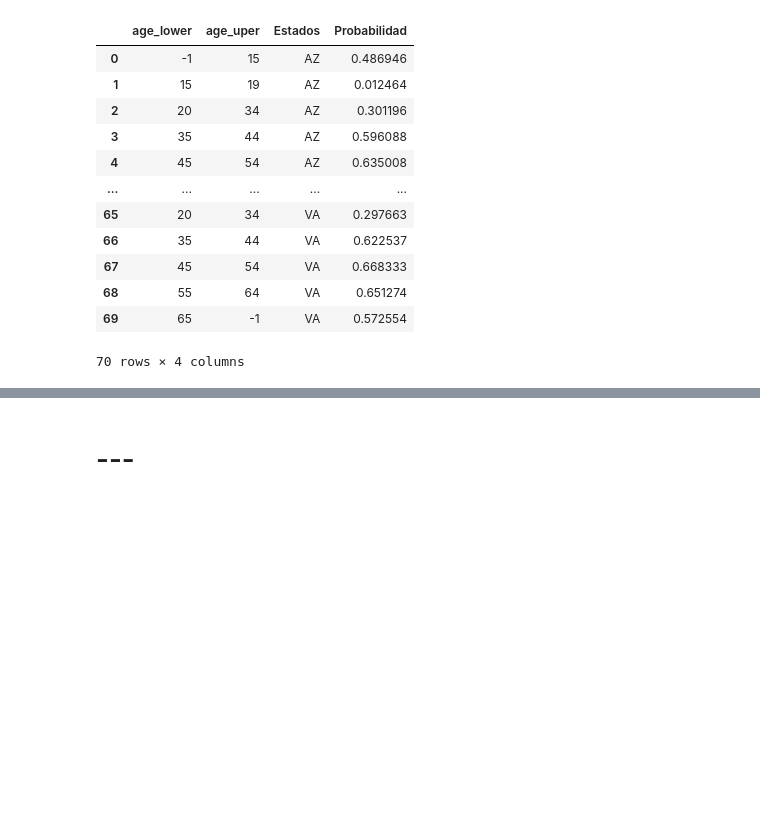
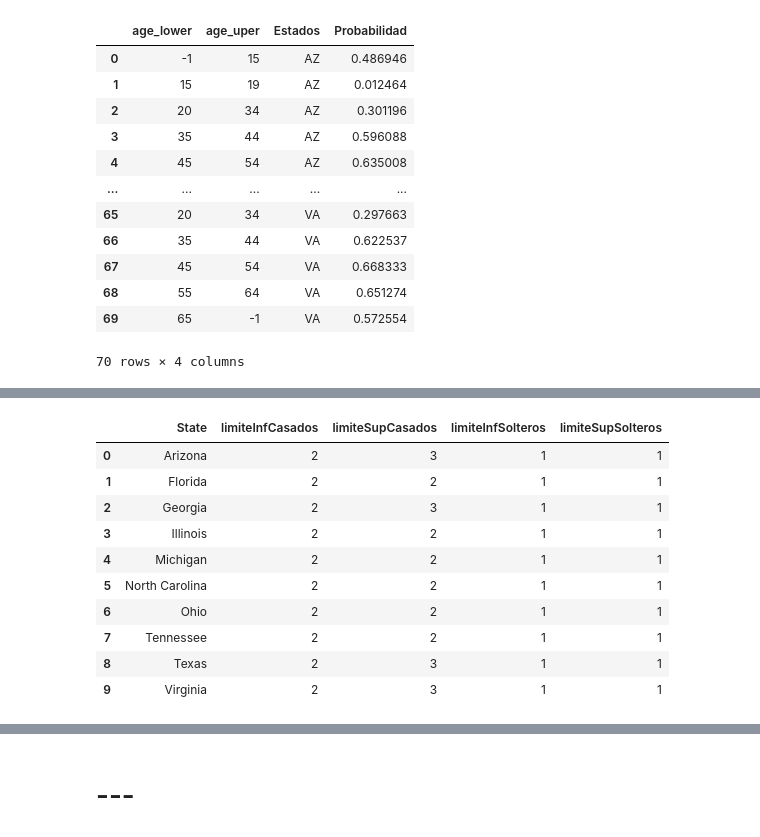
Before and after one commit to CarlosAlvarado-git/Proyecto_Final_BI, a Jupyter notebook: censusData.ipynb, the cells around one changed output, grey strips where cells are left out. Drawn from its saved outputs; the diff is of its cells as text; code cells hidden in the pictures; blank space fills up the shorter version.

Commit message:
ETL tabla Household

```diff
--- a/censusData.ipynb
+++ b/censusData.ipynb
@@ -622,0 +623,9 @@ dfMarriages
+# %%
+pasos = 1
+hogares_data = pd.DataFrame(hogares.iloc[2:3,[0]])
+for cont in range(10):
+    hogares_data.insert(hogares_data.shape[1], hogares.columns[pasos],hogares.iloc[2:3,[pasos]].astype(float), True)
+    pasos += 4
+    hogares_data.insert(hogares_data.shape[1], hogares.columns[pasos],hogares.iloc[2:3,[pasos]].astype(float), True)
+    pasos += 1
+hogares_data
@@ -622,0 +636,7 @@ dfMarriages
+# %%
+States = vector_states(hogares_data)
+hogares_data.rename(columns = {'Label (Grouping)':'ageRange'}, inplace = True)
+for i in list(hogares_data.columns.values):
+    for j in States:
+        if i.find(j) != -1:
+            hogares_data.rename(columns={i:j},inplace=True)
@@ -622,0 +649,41 @@ dfMarriages
+# %%
+paso = 1
+dfHouseholds = pd.DataFrame()
+lower_limit_casados = []
+upper_limit_casados = []
+lower_limit_solteros = []
+upper_limit_solteros = []
+for i in range(10):
+    if (hogares_data.iloc[0,paso] - hogares_data.iloc[0,paso].astype(int) > 0.5):
+        lower_limit_casados.append(hogares_data.iloc[0,paso].astype(int))
+        upper_limit_casados.append(hogares_data.iloc[0,paso].astype(int)+1)
+    else:
+        lower_limit_casados.append(hogares_data.iloc[0,paso].astype(int))
+        upper_limit_casados.append(hogares_data.iloc[0,paso].astype(int))
+    paso += 1
+    if (hogares_data.iloc[0,paso] - hogares_data.iloc[0,paso].astype(int) > 0.5):
+        lower_limit_solteros.append(hogares_data.iloc[0,paso].astype(int))
+        upper_limit_solteros.append(hogares_data.iloc[0,paso].astype(int)+1)
+    else:
+        lower_limit_solteros.append(hogares_data.iloc[0,paso].astype(int))
+        upper_limit_solteros.append(hogares_data.iloc[0,paso].astype(int))
+    paso += 1
+
+dfHouseholds['State'] = States
+dfHouseholds['limiteInfCasados'] = lower_limit_casados
+dfHouseholds['limiteSupCasados'] = upper_limit_casados
+dfHouseholds['limiteInfSolteros'] = lower_limit_solteros
+dfHouseholds['limiteSupSolteros'] = upper_limit_solteros
+dfHouseholds
+# %% [output]
+|  | State | limiteInfCasados | limiteSupCasados | limiteInfSolteros | limiteSupSolteros |
+| 0 | Arizona | 2 | 3 | 1 | 1 |
+| 1 | Florida | 2 | 2 | 1 | 1 |
+| 2 | Georgia | 2 | 3 | 1 | 1 |
+| 3 | Illinois | 2 | 2 | 1 | 1 |
+| 4 | Michigan | 2 | 2 | 1 | 1 |
+| 5 | North Carolina | 2 | 2 | 1 | 1 |
+| 6 | Ohio | 2 | 2 | 1 | 1 |
+| 7 | Tennessee | 2 | 2 | 1 | 1 |
+| 8 | Texas | 2 | 3 | 1 | 1 |
+| 9 | Virginia | 2 | 3 | 1 | 1 |
```
Also changed, not shown: parts of 7 cells of this notebook.
